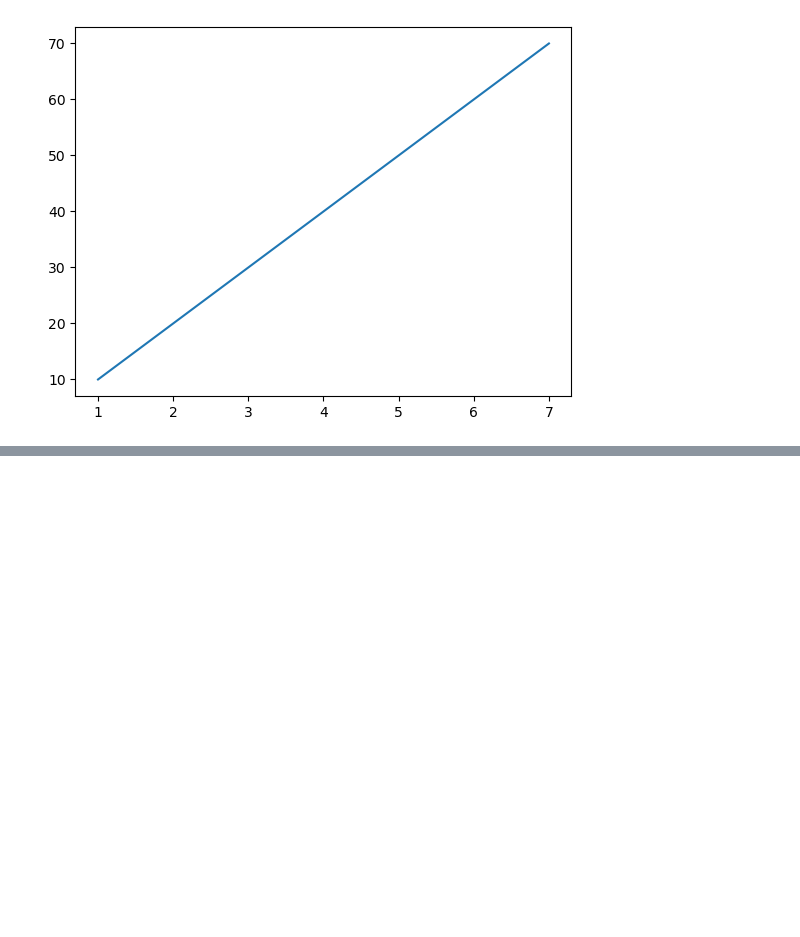
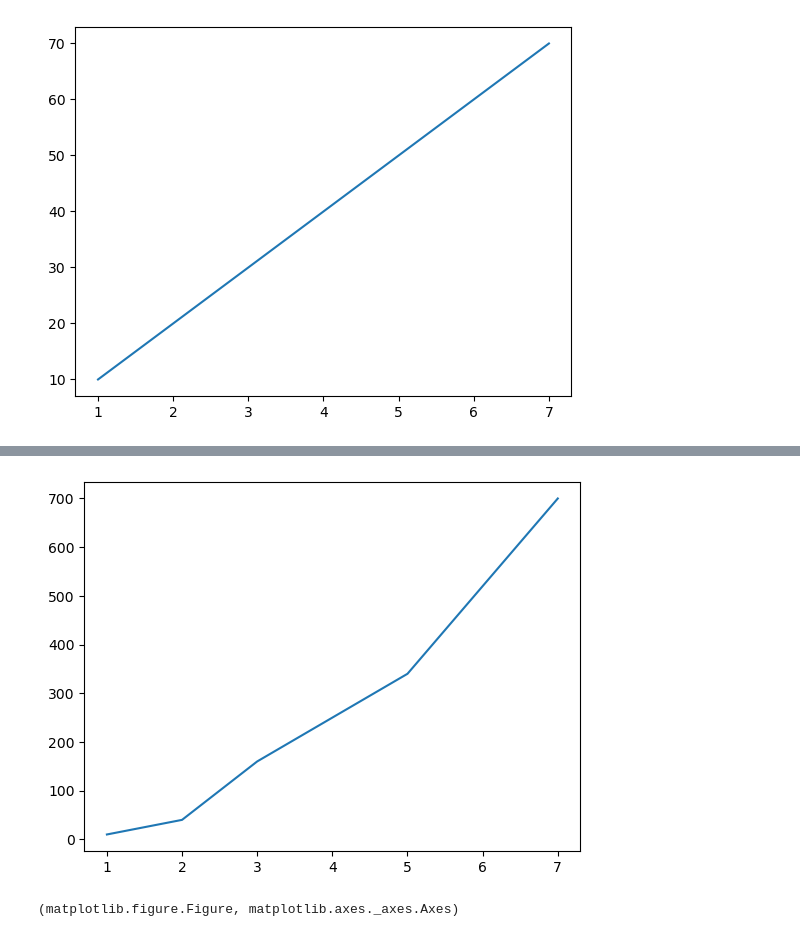
Before and after one commit to bhagya777/NumpyPandas, a Jupyter notebook: Matplotlib.ipynb, the cells around one changed output, grey strips where cells are left out. Saved outputs shown, nothing was run; the diff lists cells and outputs as text; code cells hidden in the pictures; blank space fills up the shorter version.

Commit message:
Matplotlib

```diff
--- a/Matplotlib.ipynb
+++ b/Matplotlib.ipynb
@@ -37,0 +65,8 @@ plt.show()
+# %%
+fig,ax=plt.subplots()
+ax.plot(x,[10,40,160,250,340,520,700])
+plt.show()
+type(fig),type(ax)
+# %% [output]
+[figure, added]
+(matplotlib.figure.Figure, matplotlib.axes._axes.Axes)
```
Also changed, not shown: parts of 9 cells of this notebook.
